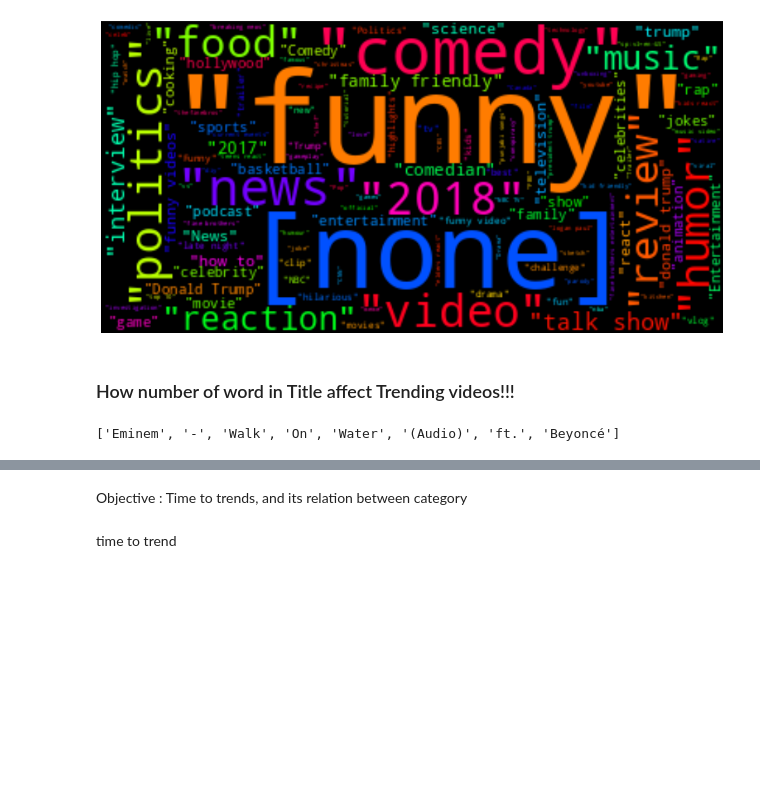
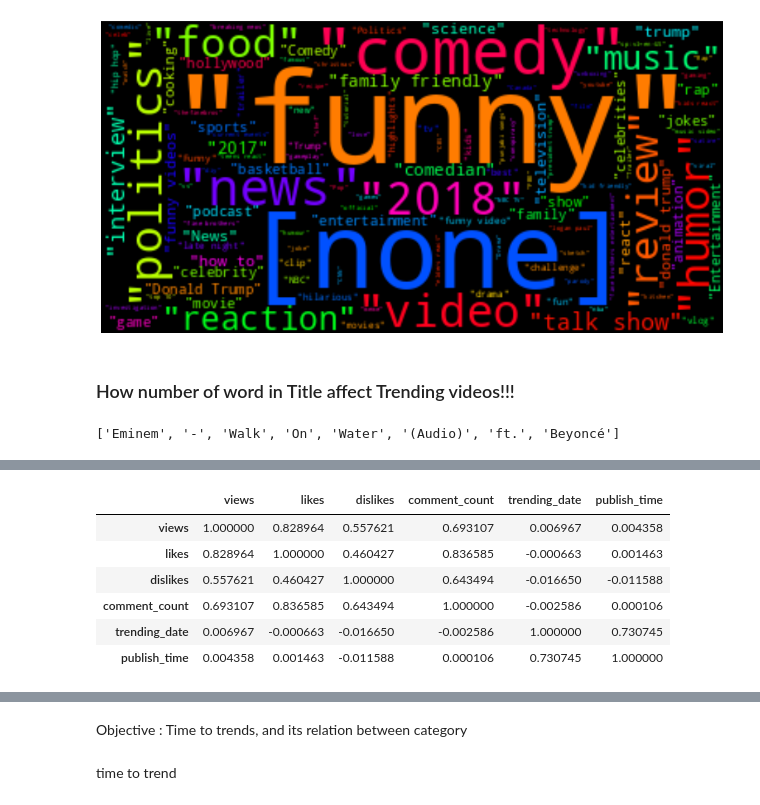
Before and after one commit to aishpatil655/Trending_youtube_Video, a Jupyter notebook: Factor Affecting youtube Videos.ipynb, the cells around one changed output, grey strips where cells are left out. Cells and saved outputs as stored; diff of their text form; code cells hidden in the pictures; blank space fills up the shorter version.

```diff
--- a/Factor Affecting youtube Videos.ipynb
+++ b/Factor Affecting youtube Videos.ipynb
@@ -307,0 +358,12 @@ TODO::::
+# %%
+# calculate the correlation coefficient
+correlation_matrix = newvideos.corr()
+correlation_matrix
+# %% [output]
+|  | views | likes | dislikes | comment_count | trending_date | publish_time |
+| views | 1.000000 | 0.828964 | 0.557621 | 0.693107 | 0.006967 | 0.004358 |
+| likes | 0.828964 | 1.000000 | 0.460427 | 0.836585 | -0.000663 | 0.001463 |
+| dislikes | 0.557621 | 0.460427 | 1.000000 | 0.643494 | -0.016650 | -0.011588 |
+| comment_count | 0.693107 | 0.836585 | 0.643494 | 1.000000 | -0.002586 | 0.000106 |
+| trending_date | 0.006967 | -0.000663 | -0.016650 | -0.002586 | 1.000000 | 0.730745 |
+| publish_time | 0.004358 | 0.001463 | -0.011588 | 0.000106 | 0.730745 | 1.000000 |
```
Also changed, not shown: parts of 7 cells of this notebook.
